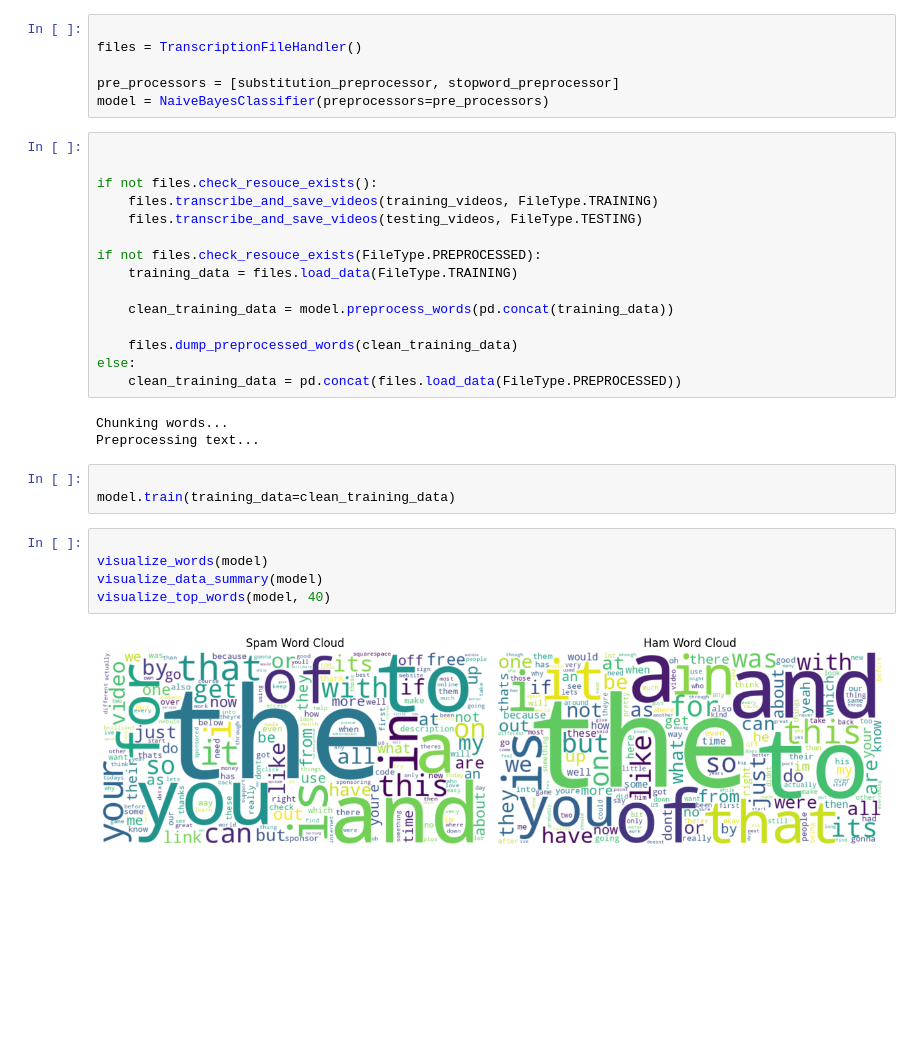
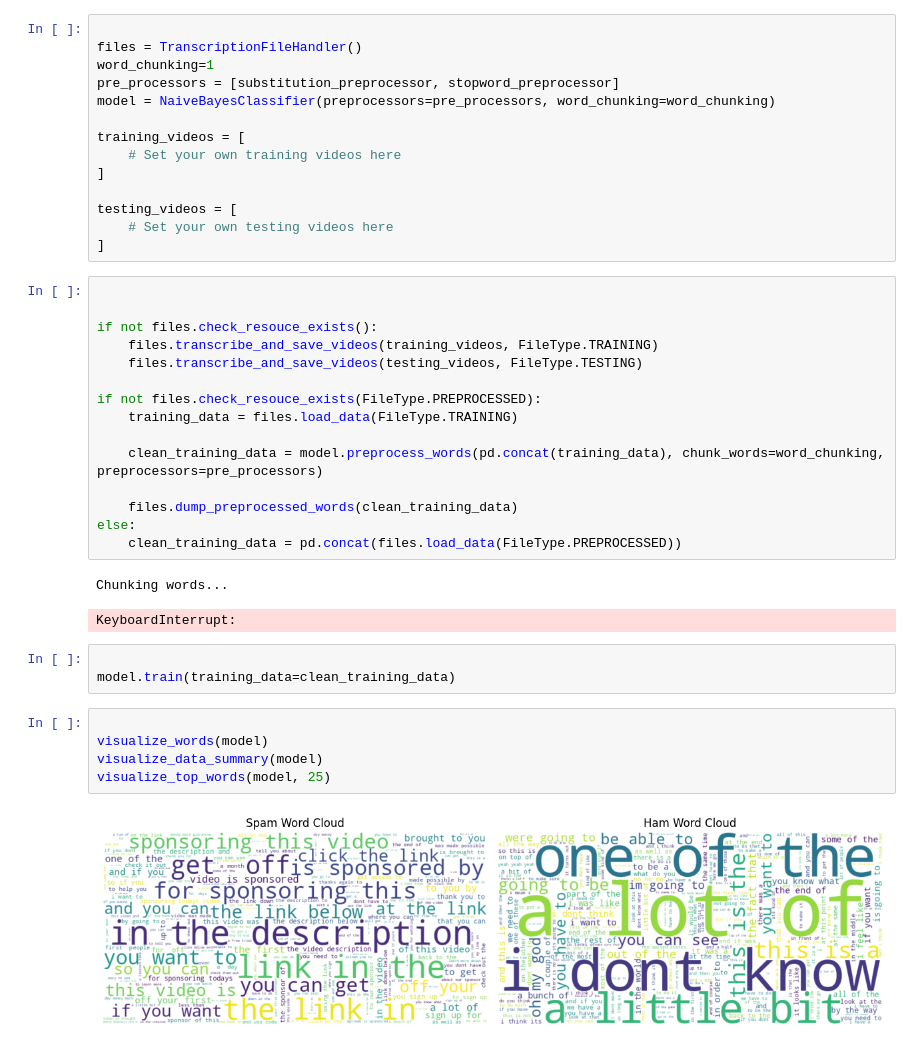
Before and after one commit to Kaholaz/sponsorblock-naive-bayes, a Jupyter notebook: main.ipynb, the cells around one changed output. Drawn from its saved outputs; the diff is of its cells as text; blank space fills up the shorter version.

```diff
--- a/main.ipynb
+++ b/main.ipynb
@@ -33,9 +29,17 @@ Importing the dtw module. When using in academic works please cite:
 # %%
 
 files = TranscriptionFileHandler()
+word_chunking=1
+pre_processors = [substitution_preprocessor, stopword_preprocessor]
+model = NaiveBayesClassifier(preprocessors=pre_processors, word_chunking=word_chunking)
 
-pre_processors = [substitution_preprocessor, stopword_preprocessor]
-model = NaiveBayesClassifier(preprocessors=pre_processors)
+training_videos = [
+    # Set your own training videos here
+]
+
+testing_videos = [
+    # Set your own testing videos here
+]
 # %%
 
 
@@ -46,21 +50,21 @@ if not files.check_resouce_exists():
 if not files.check_resouce_exists(FileType.PREPROCESSED):
     training_data = files.load_data(FileType.TRAINING)
 
-    clean_training_data = model.preprocess_words(pd.concat(training_data))
+    clean_training_data = model.preprocess_words(pd.concat(training_data), chunk_words=word_chunking, preprocessors=pre_processors)
 
     files.dump_preprocessed_words(clean_training_data)
 else:
     clean_training_data = pd.concat(files.load_data(FileType.PREPROCESSED))
 # %% [output]
 Chunking words...
-Preprocessing text...
+KeyboardInterrupt:
 # %%
 
 model.train(training_data=clean_training_data)
 # %%
 
 visualize_words(model)
 visualize_data_summary(model)
-visualize_top_words(model, 40)
+visualize_top_words(model, 25)
 # %% [output]
-[figure, old version]
+[figure, new version]
```
Also changed, not shown: parts of 3 cells of this notebook, 1 other file.
